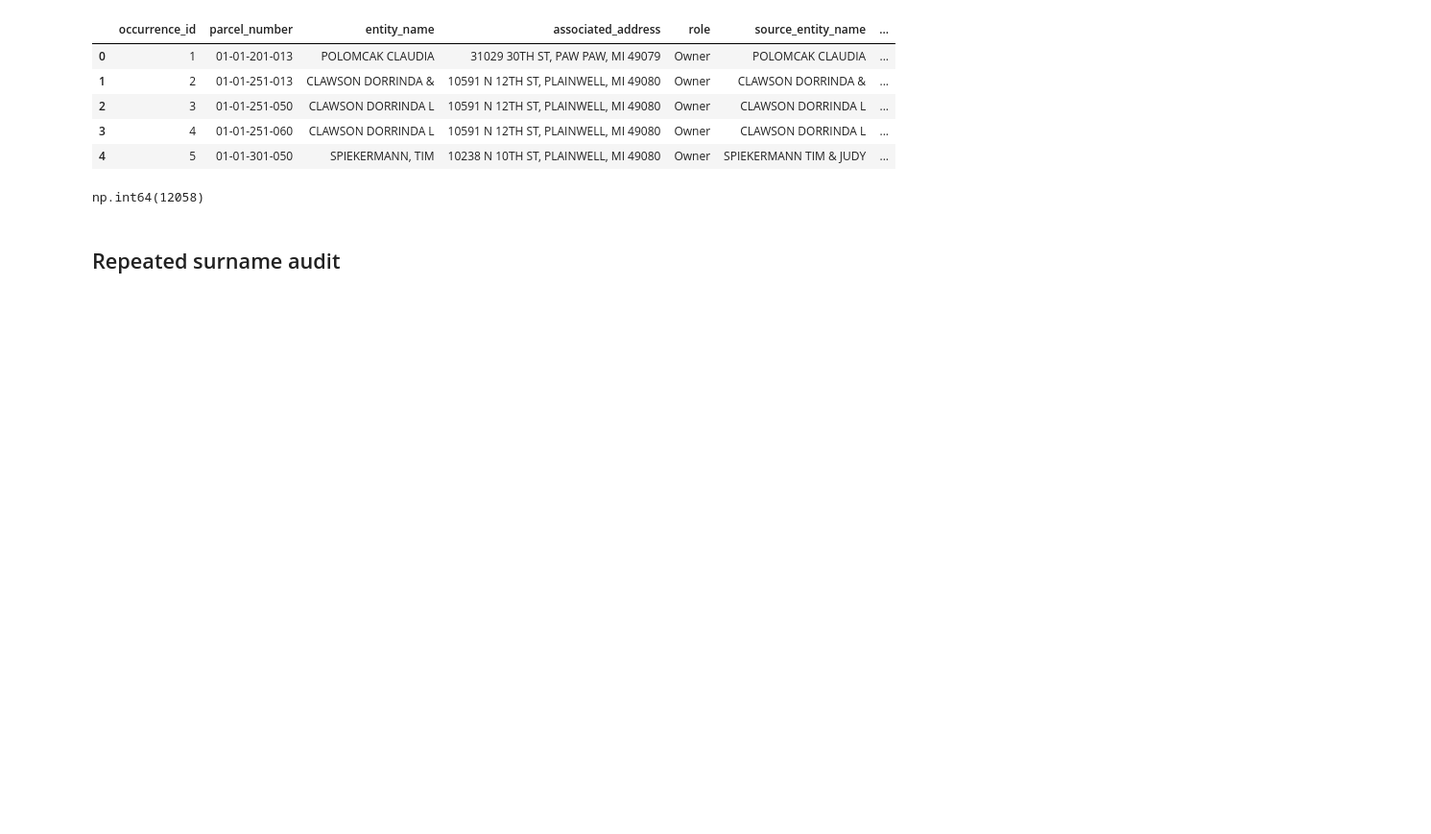
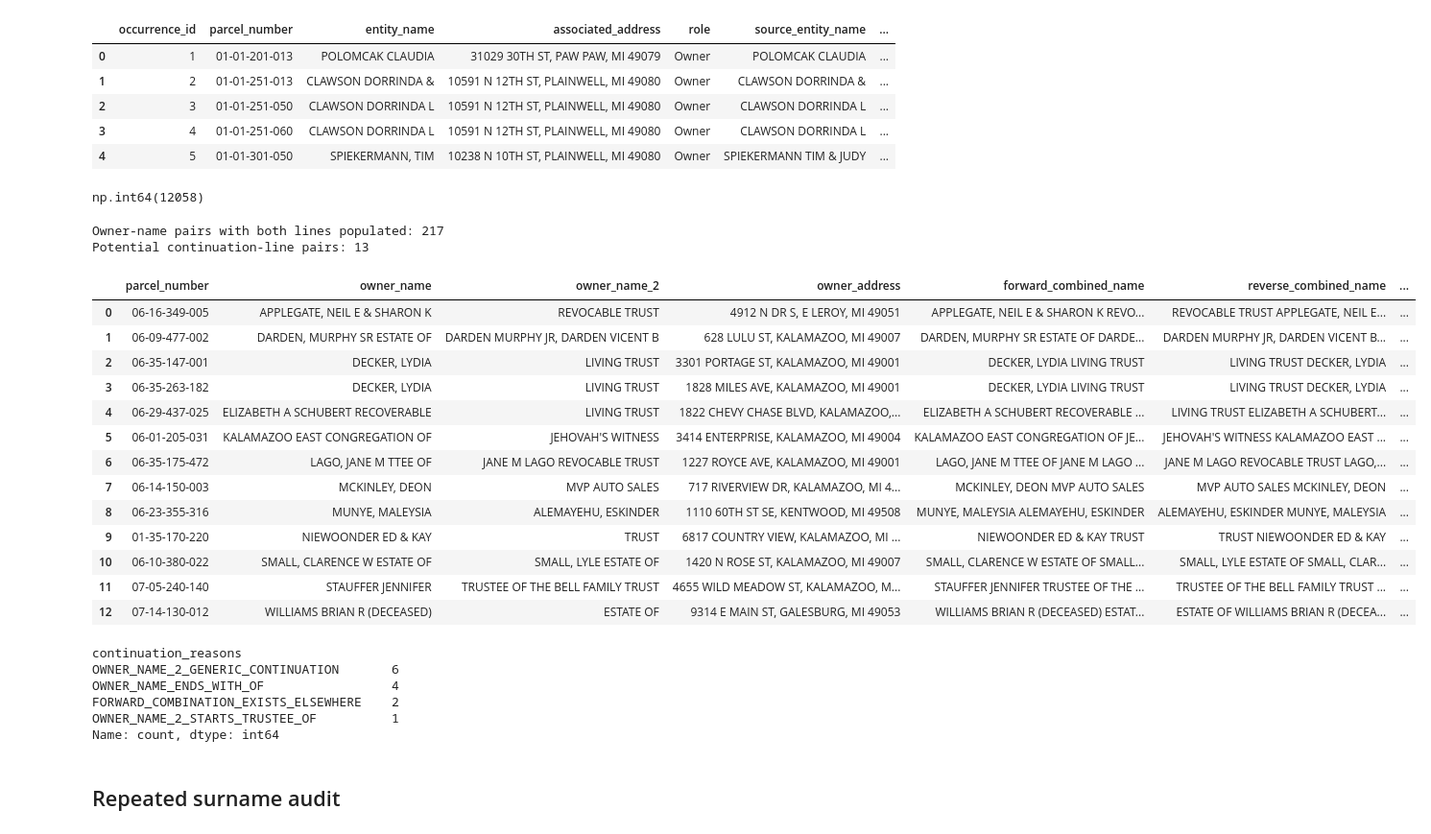
Before and after one commit to mattphinney-94/kzoo_county_project, a Jupyter notebook: Finalized_Entity_Table_Analysis.ipynb, the cells around one changed output. Shown at 96% size. Cells and saved outputs as stored; diff of their text form; code cells hidden in the pictures; blank space fills up the shorter version.

```diff
--- a/Finalized_Entity_Table_Analysis.ipynb
+++ b/Finalized_Entity_Table_Analysis.ipynb
@@ -84,0 +339,76 @@ np.int64(12058)
+# %%
+owner_line_pairs[
+    "continuation_reasons"
+] = (
+    owner_line_pairs
+    .apply(
+        continuation_reasons,
+        axis=1
+    )
+)
+
+owner_line_continuation_candidates = (
+    owner_line_pairs[
+        owner_line_pairs[
+            "continuation_reasons"
+        ].map(bool)
+    ]
+    .copy()
+    .sort_values(
+        [
+            "owner_name",
+            "owner_name_2",
+            "parcel_number"
+        ],
+        kind="stable"
+    )
+    .reset_index(drop=True)
+)
+
+print(
+    "Owner-name pairs with both lines populated:",
+    len(owner_line_pairs)
+)
+
+print(
+    "Potential continuation-line pairs:",
+    len(
+        owner_line_continuation_candidates
+    )
+)
+
+owner_line_continuation_candidates
+# %% [output]
+Owner-name pairs with both lines populated: 217
+Potential continuation-line pairs: 13
+|  | parcel_number | owner_name | owner_name_2 | owner_address | forward_combined_name | reverse_combined_name | ... |
+| 0 | 06-16-349-005 | APPLEGATE, NEIL E & SHARON K | REVOCABLE TRUST | 4912 N DR S, E LEROY, MI 49051 | APPLEGATE, NEIL E & SHARON K REVO... | REVOCABLE TRUST APPLEGATE, NEIL E... | ... |
+| 1 | 06-09-477-002 | DARDEN, MURPHY SR ESTATE OF | DARDEN MURPHY JR, DARDEN VICENT B | 628 LULU ST, KALAMAZOO, MI 49007 | DARDEN, MURPHY SR ESTATE OF DARDE... | DARDEN MURPHY JR, DARDEN VICENT B... | ... |
+| 2 | 06-35-147-001 | DECKER, LYDIA | LIVING TRUST | 3301 PORTAGE ST, KALAMAZOO, MI 49001 | DECKER, LYDIA LIVING TRUST | LIVING TRUST DECKER, LYDIA | ... |
+| 3 | 06-35-263-182 | DECKER, LYDIA | LIVING TRUST | 1828 MILES AVE, KALAMAZOO, MI 49001 | DECKER, LYDIA LIVING TRUST | LIVING TRUST DECKER, LYDIA | ... |
+| 4 | 06-29-437-025 | ELIZABETH A SCHUBERT RECOVERABLE | LIVING TRUST | 1822 CHEVY CHASE BLVD, KALAMAZOO,... | ELIZABETH A SCHUBERT RECOVERABLE ... | LIVING TRUST ELIZABETH A SCHUBERT... | ... |
+| 5 | 06-01-205-031 | KALAMAZOO EAST CONGREGATION OF | JEHOVAH'S WITNESS | 3414 ENTERPRISE, KALAMAZOO, MI 49004 | KALAMAZOO EAST CONGREGATION OF JE... | JEHOVAH'S WITNESS KALAMAZOO EAST ... | ... |
+| 6 | 06-35-175-472 | LAGO, JANE M TTEE OF | JANE M LAGO REVOCABLE TRUST | 1227 ROYCE AVE, KALAMAZOO, MI 49001 | LAGO, JANE M TTEE OF JANE M LAGO ... | JANE M LAGO REVOCABLE TRUST LAGO,... | ... |
+| 7 | 06-14-150-003 | MCKINLEY, DEON | MVP AUTO SALES | 717 RIVERVIEW DR, KALAMAZOO, MI 4... | MCKINLEY, DEON MVP AUTO SALES | MVP AUTO SALES MCKINLEY, DEON | ... |
+| 8 | 06-23-355-316 | MUNYE, MALEYSIA | ALEMAYEHU, ESKINDER | 1110 60TH ST SE, KENTWOOD, MI 49508 | MUNYE, MALEYSIA ALEMAYEHU, ESKINDER | ALEMAYEHU, ESKINDER MUNYE, MALEYSIA | ... |
+| 9 | 01-35-170-220 | NIEWOONDER ED & KAY | TRUST | 6817 COUNTRY VIEW, KALAMAZOO, MI ... | NIEWOONDER ED & KAY TRUST | TRUST NIEWOONDER ED & KAY | ... |
+| 10 | 06-10-380-022 | SMALL, CLARENCE W ESTATE OF | SMALL, LYLE ESTATE OF | 1420 N ROSE ST, KALAMAZOO, MI 49007 | SMALL, CLARENCE W ESTATE OF SMALL... | SMALL, LYLE ESTATE OF SMALL, CLAR... | ... |
+| 11 | 07-05-240-140 | STAUFFER JENNIFER | TRUSTEE OF THE BELL FAMILY TRUST | 4655 WILD MEADOW ST, KALAMAZOO, M... | STAUFFER JENNIFER TRUSTEE OF THE ... | TRUSTEE OF THE BELL FAMILY TRUST ... | ... |
+| 12 | 07-14-130-012 | WILLIAMS BRIAN R (DECEASED) | ESTATE OF | 9314 E MAIN ST, GALESBURG, MI 49053 | WILLIAMS BRIAN R (DECEASED) ESTAT... | ESTATE OF WILLIAMS BRIAN R (DECEA... | ... |
+# %%
+continuation_reason_counts = (
+    owner_line_continuation_candidates[
+        "continuation_reasons"
+    ]
+    .explode()
+    .value_counts()
+)
+
+continuation_reason_counts
+# %% [output]
+continuation_reasons
+OWNER_NAME_2_GENERIC_CONTINUATION       6
+OWNER_NAME_ENDS_WITH_OF                 4
+FORWARD_COMBINATION_EXISTS_ELSEWHERE    2
+OWNER_NAME_2_STARTS_TRUSTEE_OF          1
+Name: count, dtype: int64
```
Also changed, not shown: parts of 122 cells of this notebook, 1 other file.
